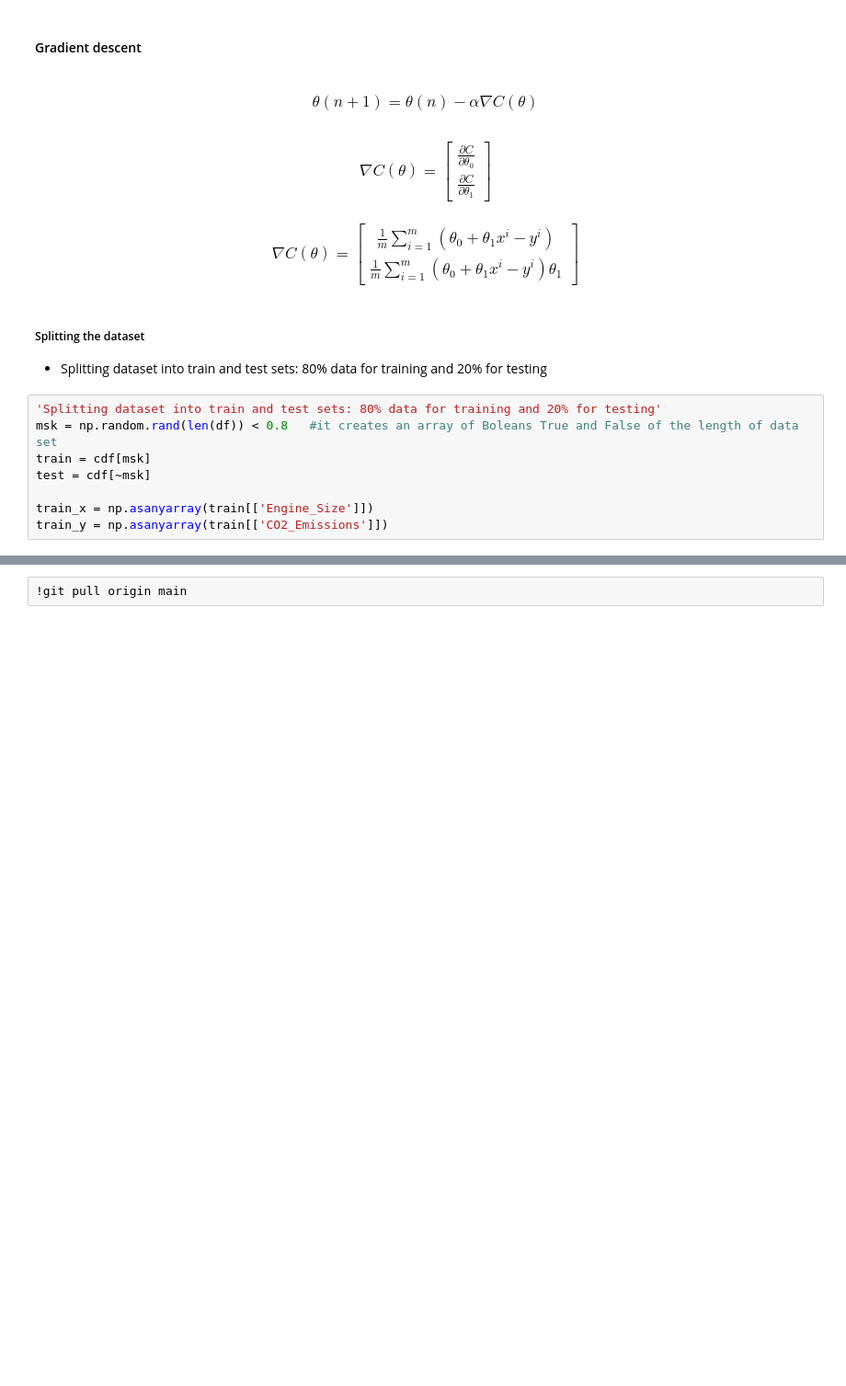
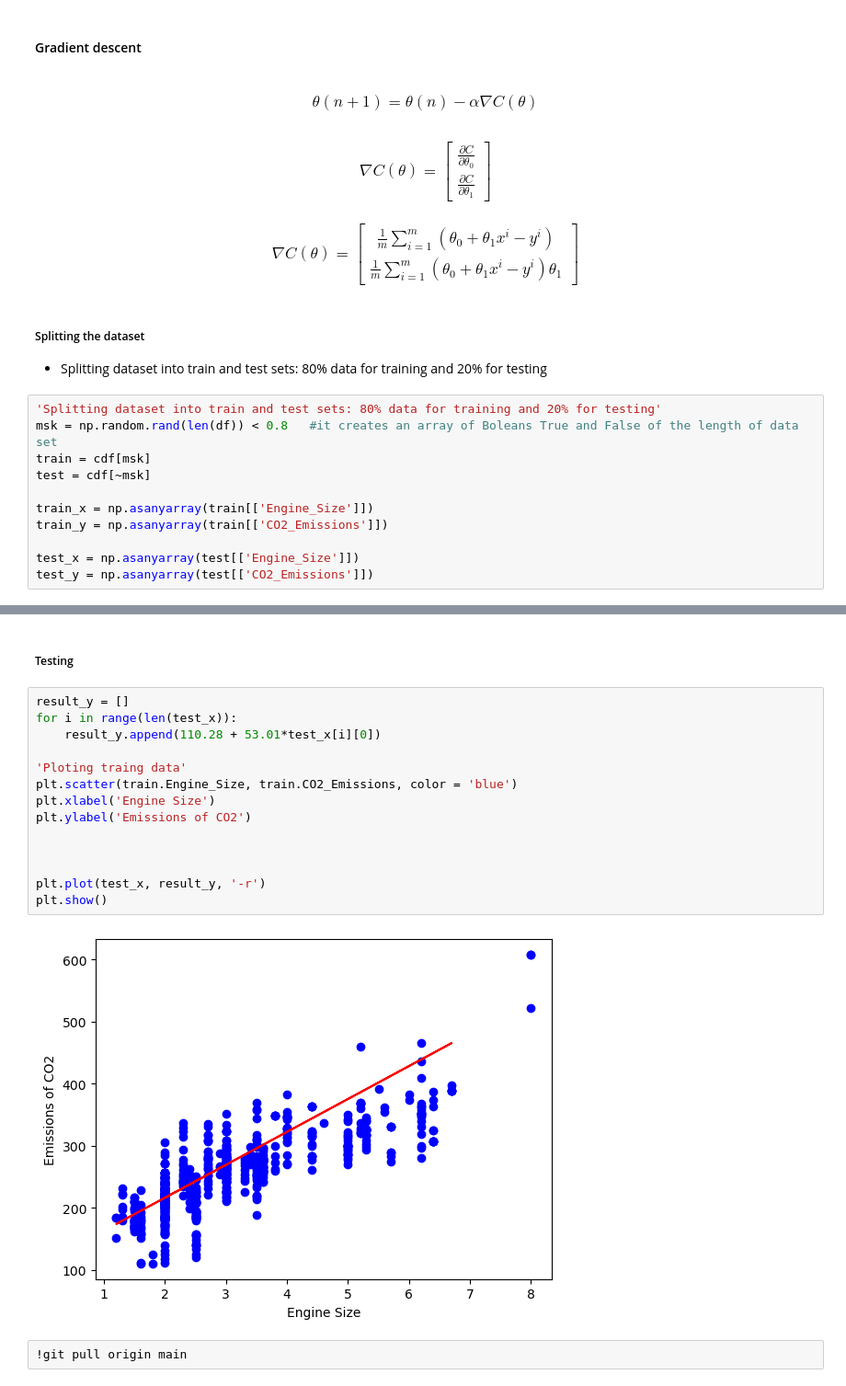
Before and after one commit to Sajjad-Ahmad-phy/A-Quantum-Neural-Network-for-Quadratic-Assignment-Problems, a Jupyter notebook: Training a simple linear regression ML model.ipynb, the cells around one changed output, grey strips where cells are left out. Shown at 92% size. Drawn from its saved outputs; the diff is of its cells as text; blank space fills up the shorter version.

```diff
--- a/Training a simple linear regression ML model.ipynb
+++ b/Training a simple linear regression ML model.ipynb
@@ -78,3 +78,6 @@ test = cdf[~msk]
 
 train_x = np.asanyarray(train[['Engine_Size']])
 train_y = np.asanyarray(train[['CO2_Emissions']])
+
+test_x = np.asanyarray(test[['Engine_Size']])
+test_y = np.asanyarray(test[['CO2_Emissions']])
@@ -83,3 +122,21 @@ tol=1e-6
+# %% [markdown]
+##### Testing
+# %%
+result_y = []
+for i in range(len(test_x)):
+    result_y.append(110.28 + 53.01*test_x[i][0])
+
+'Ploting traing data'
+plt.scatter(train.Engine_Size, train.CO2_Emissions, color = 'blue')
+plt.xlabel('Engine Size')
+plt.ylabel('Emissions of CO2')
+
+
+
+plt.plot(test_x, result_y, '-r')
+plt.show()
+# %% [output]
+[figure, added]
 # %%
 !git pull origin main
 # %% [output]
```
Also changed, not shown: parts of 8 cells of this notebook.
